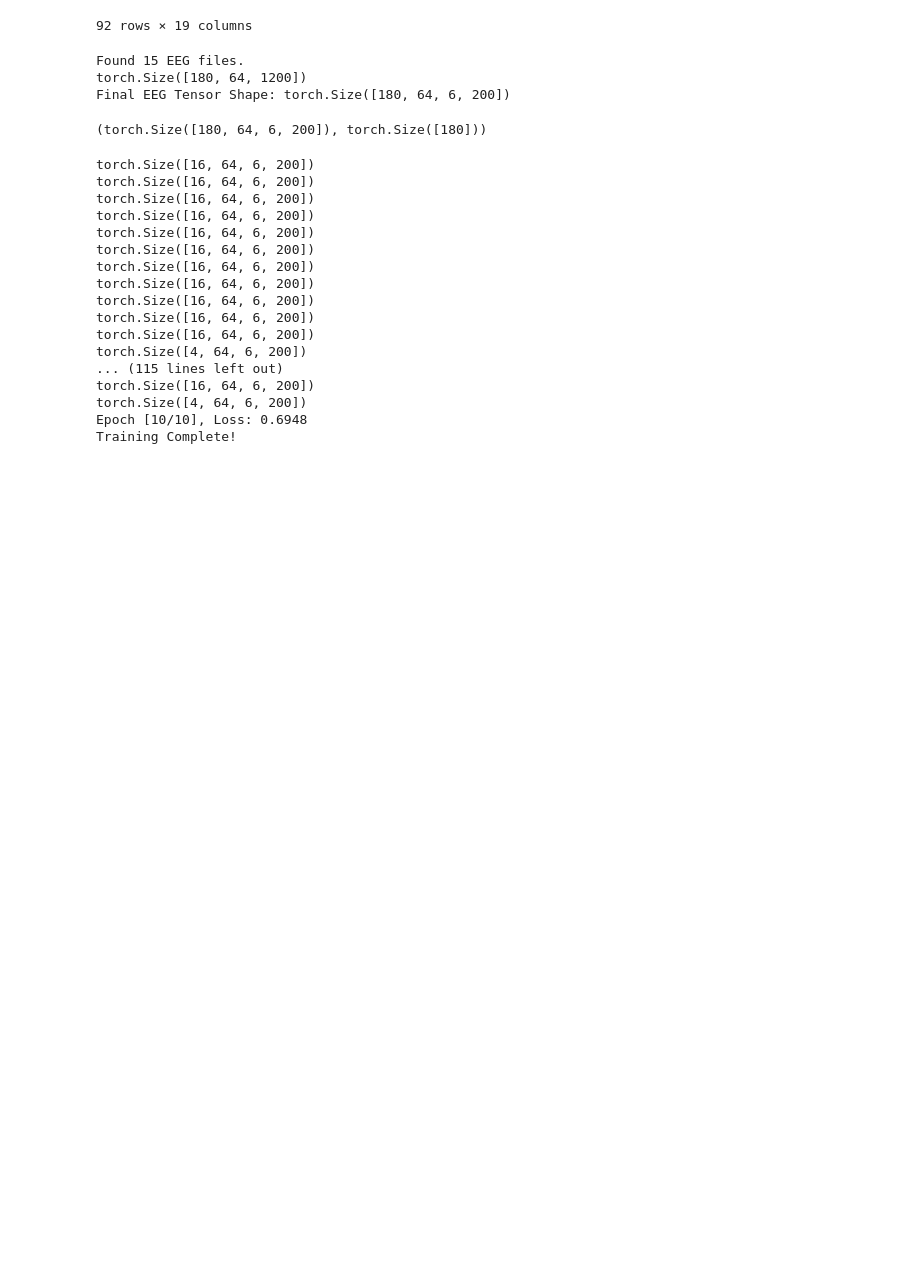
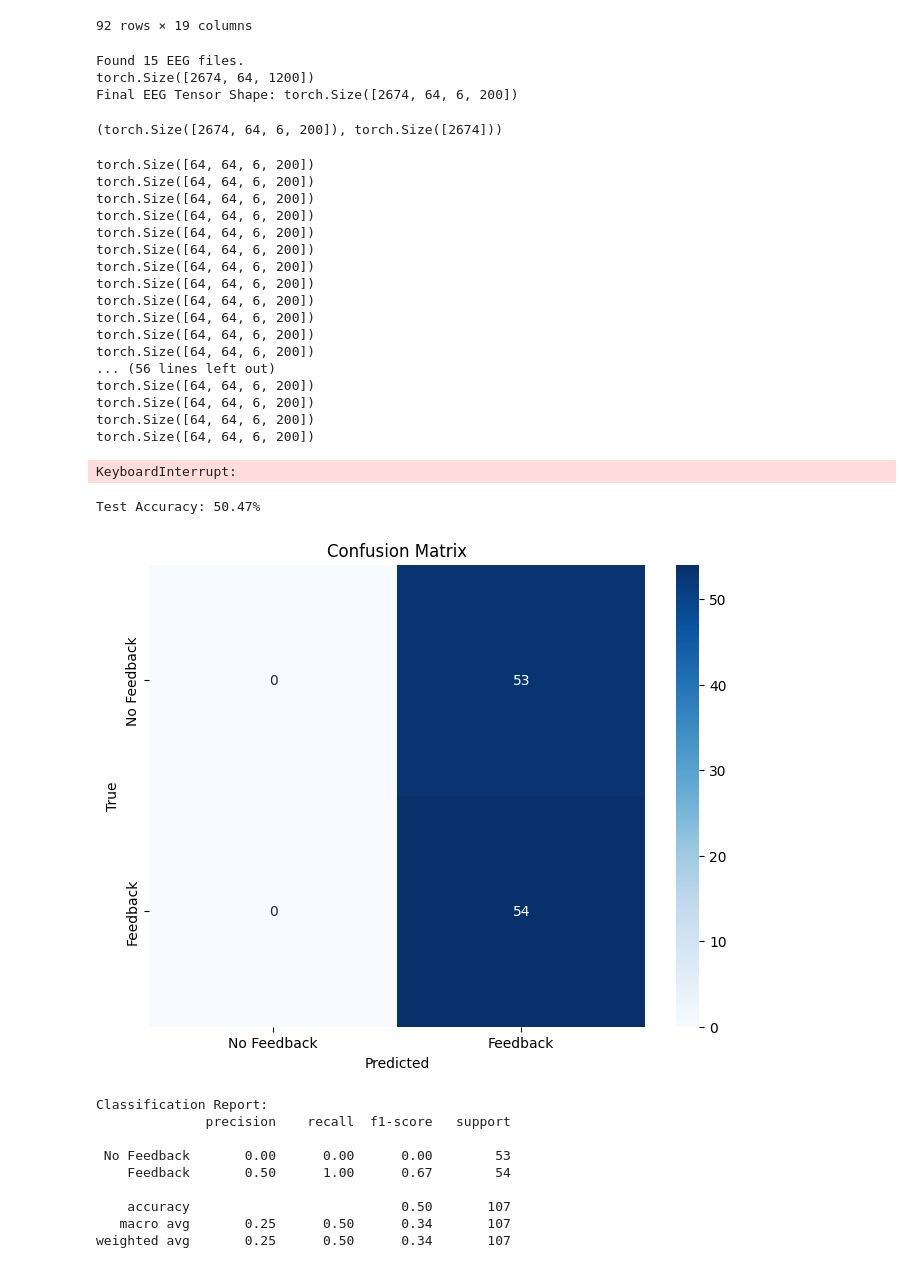
Before and after one commit to RasmusArnmark/fagprojekt, a Jupyter notebook: explore.ipynb, the cells around one changed output. Saved outputs shown, nothing was run; the diff lists cells and outputs as text; code cells hidden in the pictures; blank space fills up the shorter version.

Commit message:
with weights

```diff
--- a/explore.ipynb
+++ b/explore.ipynb
@@ -72,7 +88,7 @@ print(f"Found {len(file_paths)} EEG files.")
 
 all_eeg_data, all_labels = [], []
 
-for file_path in file_paths[:1]:
+for file_path in file_paths[:15]:
     # Extract filename (e.g., "301A")
     file_name = file_path.split("/")[-1].split("_")[0]  # Extract "301A"
 
@@ -141,8 +157,8 @@ eeg_tensor.shape
 print(f"Final EEG Tensor Shape: {eeg_tensor.shape}")
 # %% [output]
 Found 15 EEG files.
-torch.Size([180, 64, 1200])
-Final EEG Tensor Shape: torch.Size([180, 64, 6, 200])
+torch.Size([2674, 64, 1200])
+Final EEG Tensor Shape: torch.Size([2674, 64, 6, 200])
 # %%
 epochs = mne.read_epochs(file_paths[0])
 labels = epochs.info['ch_names']
@@ -150,7 +166,7 @@ electrode_names = [l.upper() for l in labels]
 # %%
 eeg_tensor.shape, labels_tensor.shape
 # %% [output]
-(torch.Size([180, 64, 6, 200]), torch.Size([180]))
+(torch.Size([2674, 64, 6, 200]), torch.Size([2674]))
 # %%
 import torch
 import torch.nn as nn
@@ -172,7 +188,7 @@ class EEGDataset(Dataset):
 
 # Convert dataset to PyTorch Dataset format
 dataset = EEGDataset(eeg_tensor, labels_tensor)
-dataloader = DataLoader(dataset, batch_size=16, shuffle=True)
+dataloader = DataLoader(dataset, batch_size=64, shuffle=True)
 
 
 # Initialize LabRam Model
@@ -206,23 +222,24 @@ for epoch in range(num_epochs):
 
 print("Training Complete!")
 # %% [output]
-torch.Size([16, 64, 6, 200])
-torch.Size([16, 64, 6, 200])
-torch.Size([16, 64, 6, 200])
-torch.Size([16, 64, 6, 200])
-torch.Size([16, 64, 6, 200])
-torch.Size([16, 64, 6, 200])
-torch.Size([16, 64, 6, 200])
-torch.Size([16, 64, 6, 200])
-torch.Size([16, 64, 6, 200])
-torch.Size([16, 64, 6, 200])
-torch.Size([16, 64, 6, 200])
-torch.Size([4, 64, 6, 200])
-... (115 lines left out)
-torch.Size([16, 64, 6, 200])
-torch.Size([4, 64, 6, 200])
-Epoch [10/10], Loss: 0.6948
-Training Complete!
+torch.Size([64, 64, 6, 200])
+torch.Size([64, 64, 6, 200])
+torch.Size([64, 64, 6, 200])
+torch.Size([64, 64, 6, 200])
+torch.Size([64, 64, 6, 200])
+torch.Size([64, 64, 6, 200])
+torch.Size([64, 64, 6, 200])
+torch.Size([64, 64, 6, 200])
+torch.Size([64, 64, 6, 200])
+torch.Size([64, 64, 6, 200])
+torch.Size([64, 64, 6, 200])
+torch.Size([64, 64, 6, 200])
+... (56 lines left out)
+torch.Size([64, 64, 6, 200])
+torch.Size([64, 64, 6, 200])
+torch.Size([64, 64, 6, 200])
+torch.Size([64, 64, 6, 200])
+KeyboardInterrupt:
 # %%
 from sklearn.model_selection import train_test_split
 from torch.utils.data import Subset
@@ -230,7 +247,7 @@ from sklearn.metrics import confusion_matrix, classification_report, accuracy_sc
 import seaborn as sns
 
 # Save the trained model
-torch.save(model.state_dict(), "eeg_labram_model.pth")
+torch.save(model.state_dict(), "models/eeg_labram_model.pth")
 
 # Evaluation
 model.eval()
@@ -260,30 +277,42 @@ with torch.no_grad():
         total += labels.size(0)
         correct += (predicted == labels).sum().item()
 
         all_preds.extend(predicted.cpu().numpy())
         all_labels.extend(labels.cpu().numpy())
 
 accuracy = 100 * correct / total
 print(f'Test Accuracy: {accuracy:.2f}%')
 
 # Confusion matrix and classification report
 
 # Convert to numpy arrays for sklearn
 all_preds = np.array(all_preds)
 all_labels = np.array(all_labels)
 
 # Calculate and display confusion matrix
 cm = confusion_matrix(all_labels, all_preds)
 plt.figure(figsize=(8, 6))
 sns.heatmap(cm, annot=True, fmt='d', cmap='Blues',
             xticklabels=['No Feedback', 'Feedback'],
             yticklabels=['No Feedback', 'Feedback'])
 plt.xlabel('Predicted')
 plt.ylabel('True')
 plt.title('Confusion Matrix')
 plt.show()
 
 # Classification report
 print("Classification Report:")
 print(classification_report(all_labels, all_preds,
                            target_names=['No Feedback', 'Feedback']))
+# %% [output]
+Test Accuracy: 50.47%
+[figure, added]
+Classification Report:
+              precision    recall  f1-score   support
+
+ No Feedback       0.00      0.00      0.00        53
+    Feedback       0.50      1.00      0.67        54
+
+    accuracy                           0.50       107
+   macro avg       0.25      0.50      0.34       107
+weighted avg       0.25      0.50      0.34       107
```
Also changed, not shown: parts of 3 cells of this notebook, 3 other files.
